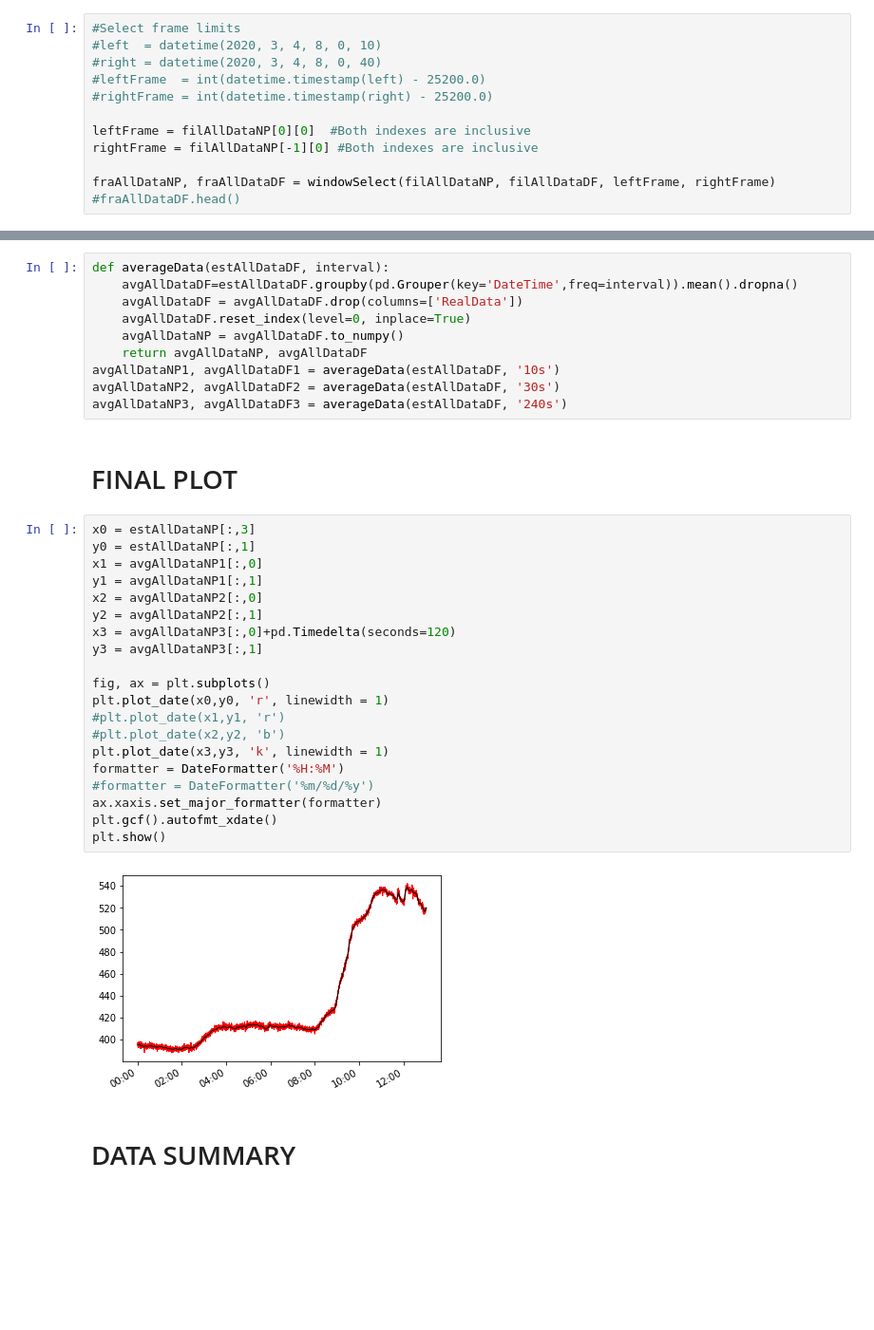
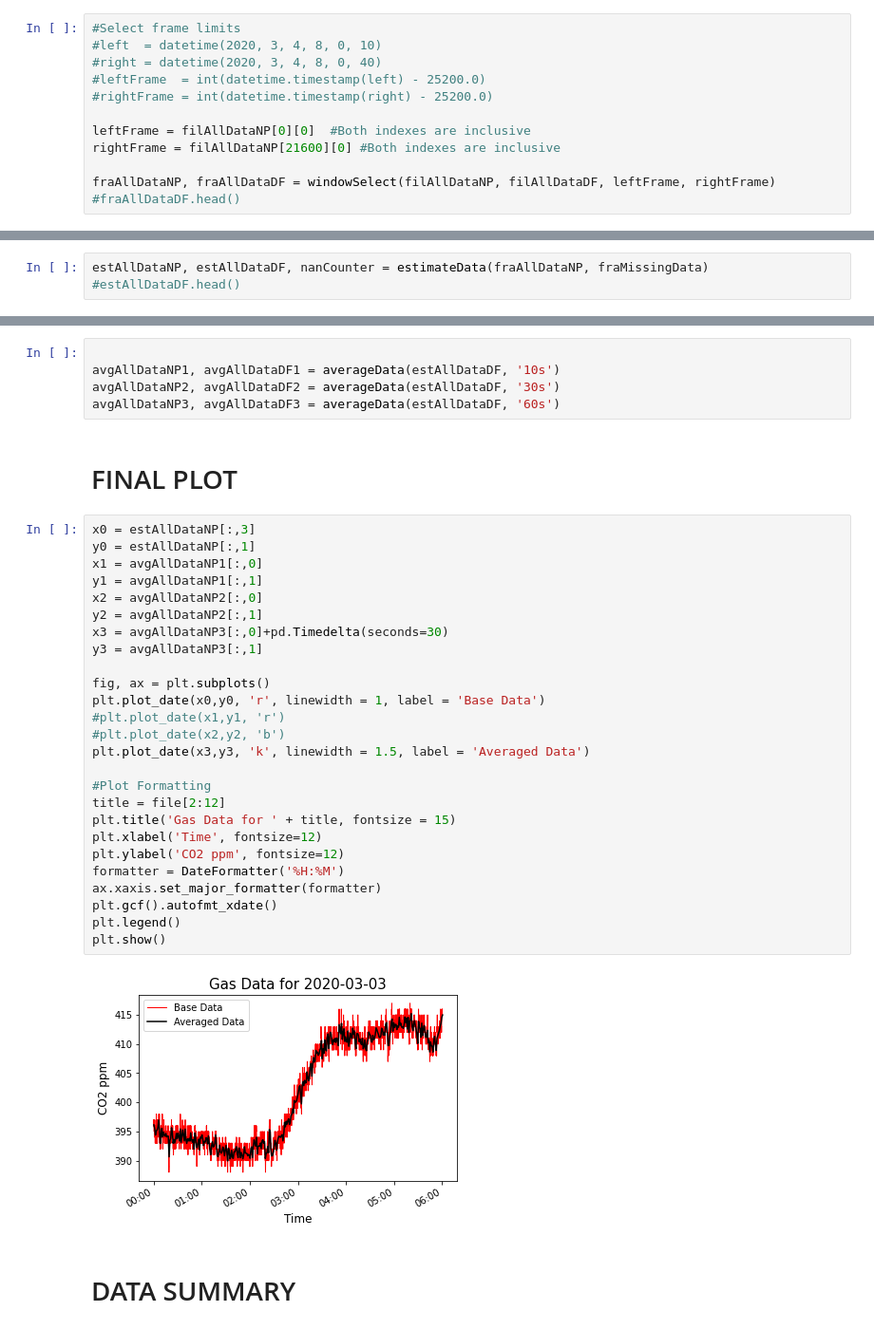
Before and after one commit to RiceAllDay22/WirelessSensorNetwork, a Jupyter notebook: Analysis/Main Analyzer.ipynb, the cells around one changed output, grey strips where cells are left out. Shown at 95% size. Saved outputs shown, nothing was run; the diff lists cells and outputs as text; blank space fills up the shorter version.

```diff
--- a/Analysis/Main Analyzer.ipynb
+++ b/Analysis/Main Analyzer.ipynb
@@ -93,7 +93,7 @@ Compares theoretical length to real length. <br>
 #rightFrame = int(datetime.timestamp(right) - 25200.0)
 
 leftFrame = filAllDataNP[0][0]  #Both indexes are inclusive
-rightFrame = filAllDataNP[-1][0] #Both indexes are inclusive
+rightFrame = filAllDataNP[21600][0] #Both indexes are inclusive
 
 fraAllDataNP, fraAllDataDF = windowSelect(filAllDataNP, filAllDataDF, leftFrame, rightFrame)
 #fraAllDataDF.head()
@@ -174,0 +120,3 @@ estAllDataNP, estAllDataDF, nanCounter = estimateData(fraMissingData)
+# %%
+estAllDataNP, estAllDataDF, nanCounter = estimateData(fraAllDataNP, fraMissingData)
+#estAllDataDF.head()
@@ -175,39 +127,40 @@ estAllDataNP, estAllDataDF, nanCounter = estimateData(fraMissingData)
 # %% [markdown]
 # AVERAGE DATA
-# %%
-def averageData(estAllDataDF, interval):
-    avgAllDataDF=estAllDataDF.groupby(pd.Grouper(key='DateTime',freq=interval)).mean().dropna()
-    avgAllDataDF = avgAllDataDF.drop(columns=['RealData'])
-    avgAllDataDF.reset_index(level=0, inplace=True)
-    avgAllDataNP = avgAllDataDF.to_numpy()
-    return avgAllDataNP, avgAllDataDF
-avgAllDataNP1, avgAllDataDF1 = averageData(estAllDataDF, '10s')
-avgAllDataNP2, avgAllDataDF2 = averageData(estAllDataDF, '30s')
-avgAllDataNP3, avgAllDataDF3 = averageData(estAllDataDF, '240s')
+# %%
+
+avgAllDataNP1, avgAllDataDF1 = averageData(estAllDataDF, '10s')
+avgAllDataNP2, avgAllDataDF2 = averageData(estAllDataDF, '30s')
+avgAllDataNP3, avgAllDataDF3 = averageData(estAllDataDF, '60s')
 # %% [markdown]
 # FINAL PLOT
 # %%
 x0 = estAllDataNP[:,3]
 y0 = estAllDataNP[:,1]
 x1 = avgAllDataNP1[:,0]
 y1 = avgAllDataNP1[:,1]
 x2 = avgAllDataNP2[:,0]
 y2 = avgAllDataNP2[:,1]
-x3 = avgAllDataNP3[:,0]+pd.Timedelta(seconds=120)
+x3 = avgAllDataNP3[:,0]+pd.Timedelta(seconds=30)
 y3 = avgAllDataNP3[:,1]
 
 fig, ax = plt.subplots()
-plt.plot_date(x0,y0, 'r', linewidth = 1)
+plt.plot_date(x0,y0, 'r', linewidth = 1, label = 'Base Data')
 #plt.plot_date(x1,y1, 'r')
 #plt.plot_date(x2,y2, 'b')
-plt.plot_date(x3,y3, 'k', linewidth = 1)
+plt.plot_date(x3,y3, 'k', linewidth = 1.5, label = 'Averaged Data')
+
+#Plot Formatting
+title = file[2:12]
+plt.title('Gas Data for ' + title, fontsize = 15)
+plt.xlabel('Time', fontsize=12)
+plt.ylabel('CO2 ppm', fontsize=12)
 formatter = DateFormatter('%H:%M')
-#formatter = DateFormatter('%m/%d/%y')
 ax.xaxis.set_major_formatter(formatter)
 plt.gcf().autofmt_xdate()
+plt.legend()
 plt.show()
 # %% [output]
-[figure, old version]
+[figure, new version]
 # %% [markdown]
 # DATA SUMMARY
 # %%
```
Also changed, not shown: parts of 5 cells of this notebook, 1 other file.
